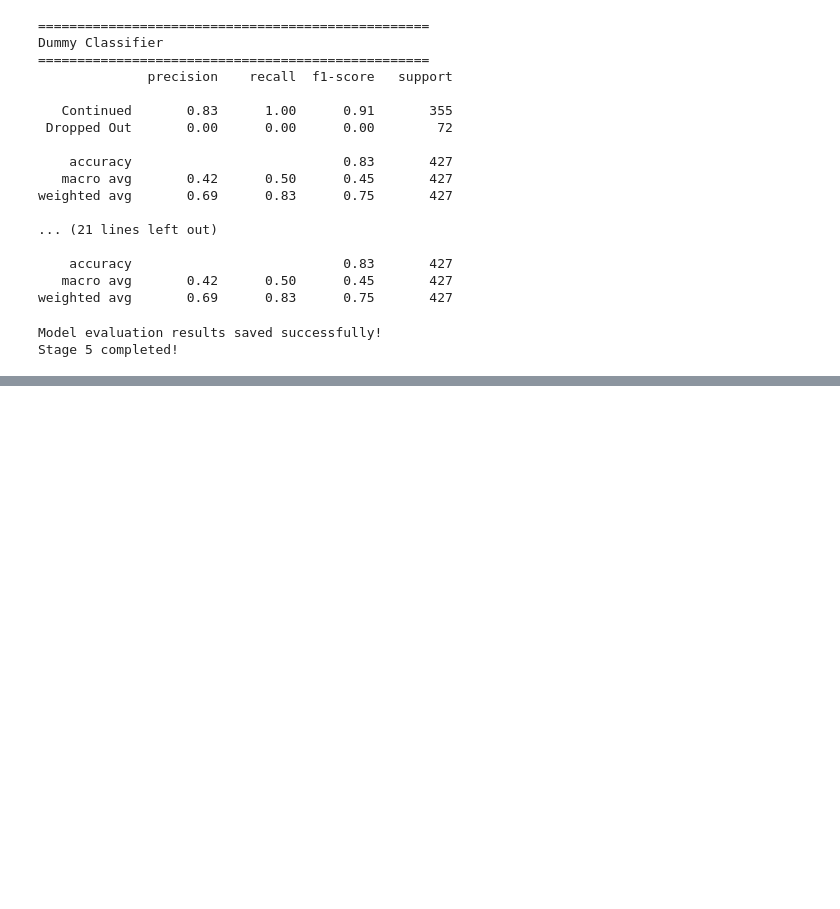
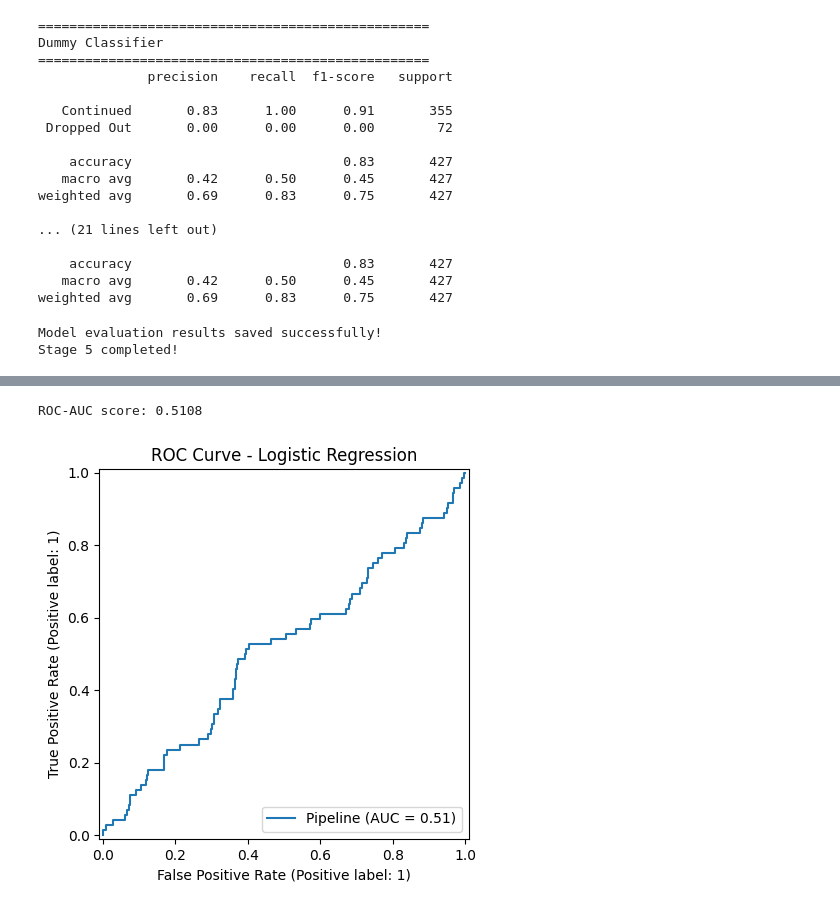
Before and after one commit to Fatimaa35053/TestPr, a Jupyter notebook: untitled59.ipynb, the cells around one changed output, grey strips where cells are left out. Cells and saved outputs as stored; diff of their text form; code cells hidden in the pictures; blank space fills up the shorter version.

```diff
--- a/untitled59.ipynb
+++ b/untitled59.ipynb
@@ -1249,0 +1566,31 @@ Stage 5 completed!
+# %%
+# Create the ROC curve and calculate the AUC score
+# to evaluate how well the model distinguishes
+# between continued and dropout students.
+
+from sklearn.metrics import roc_auc_score, RocCurveDisplay
+import matplotlib.pyplot as plt
+
+# Calculate dropout prediction probabilities.
+
+probabilities = best_model.predict_proba(X_test)[:, 1]
+
+# Calculate the AUC score.
+
+auc = roc_auc_score(y_test, probabilities)
+
+print("ROC-AUC score:", round(auc, 4))
+
+# Display the ROC curve.
+
+RocCurveDisplay.from_estimator(
+    best_model,
+    X_test,
+    y_test
+)
+
+plt.title("ROC Curve - " + best_name)
+plt.show()
+# %% [output]
+ROC-AUC score: 0.5108
+[figure, added]
```
Also changed, not shown: parts of 21 cells of this notebook.
